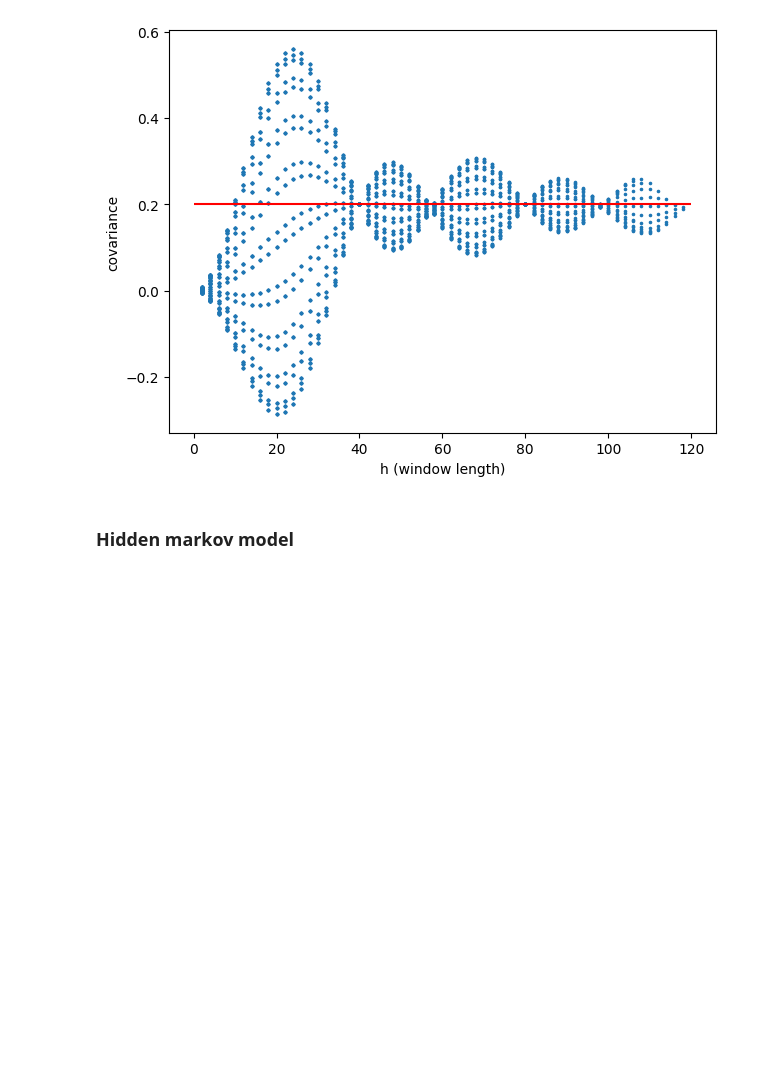
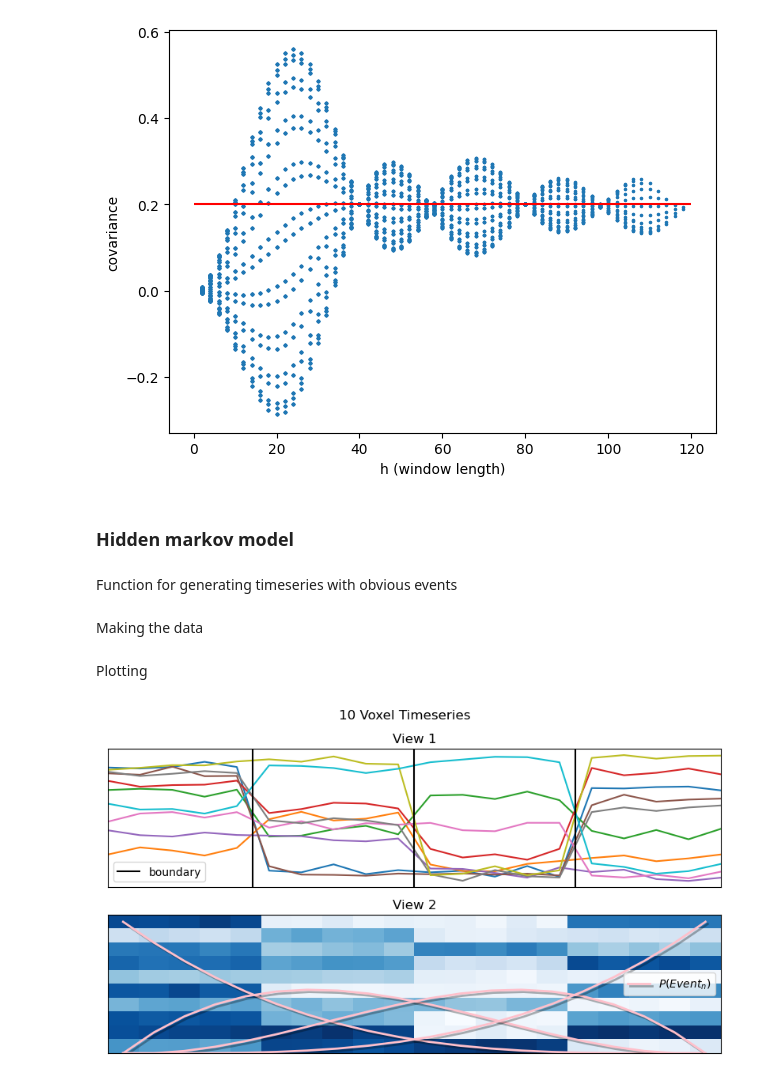
Before and after one commit to w-decker/SNL23_plots, a Jupyter notebook: plotting.ipynb, the cells around one changed output. Cells and saved outputs as stored; diff of their text form; code cells hidden in the pictures; blank space fills up the shorter version.

Commit message:
add HMM plot

```diff
--- a/plotting.ipynb
+++ b/plotting.ipynb
@@ -152,3 +155,5 @@ plt.tight_layout()
 [figure]
 # %% [markdown]
 ### Hidden markov model
+# %% [markdown]
+Function for generating timeseries with obvious events
@@ -154,0 +199,38 @@ plt.tight_layout()
+# %% [markdown]
+Making the data
+# %%
+X, labels = sim_data(4, noise=0.1, n_voxels=10, plot=False)
+# %% [markdown]
+Plotting
+# %%
+import matplotlib.patheffects as pe
+
+
+fig, ax = plt.subplots(nrows=2, ncols=1, figsize=(10, 5))
+ax[0].plot(X)
+ax[0].set_title('View 1')
+ax[0].set_yticks([])
+ax[0].set_xticks([])
+ax[0].set_xlim((0, 19))
+boundaries = np.where(np.diff(labels))[0] + 0.5
+for boundary in boundaries:
+    ax[0].axvline(boundary, 0, 1, color='k')
+ax[0].legend(handles=[plt.Line2D([0], [0], color='k', label='boundary')])
+
+ax[1].imshow(X.T, aspect='auto', cmap='Blues')
+ax[1].set_title('View 2')
+ax[1].set_yticks([])
+ax[1].set_xticks([])
+
+es_prior = EventSegment(4)
+prior = es_prior.model_prior(len(labels))[0]
+ax[1].plot(9.5 - 9.5 * (prior / np.max(prior)), color='pink', lw=2, path_effects=[pe.SimpleLineShadow(shadow_color='k'), pe.Normal()])
+ax[1].legend(handles=[plt.Line2D([0], [0], color='pink', label=f'$P(Event_n)$', lw=2, path_effects=[pe.SimpleLineShadow(shadow_color='k'), pe.Normal()])])
+
+
+fig.suptitle('10 Voxel Timeseries')
+
+#save figure
+fig.savefig('hmmsim.png', dpi=300, bbox_inches='tight')
+# %% [output]
+[figure, added]
```
Also changed, not shown: parts of 2 cells of this notebook.
